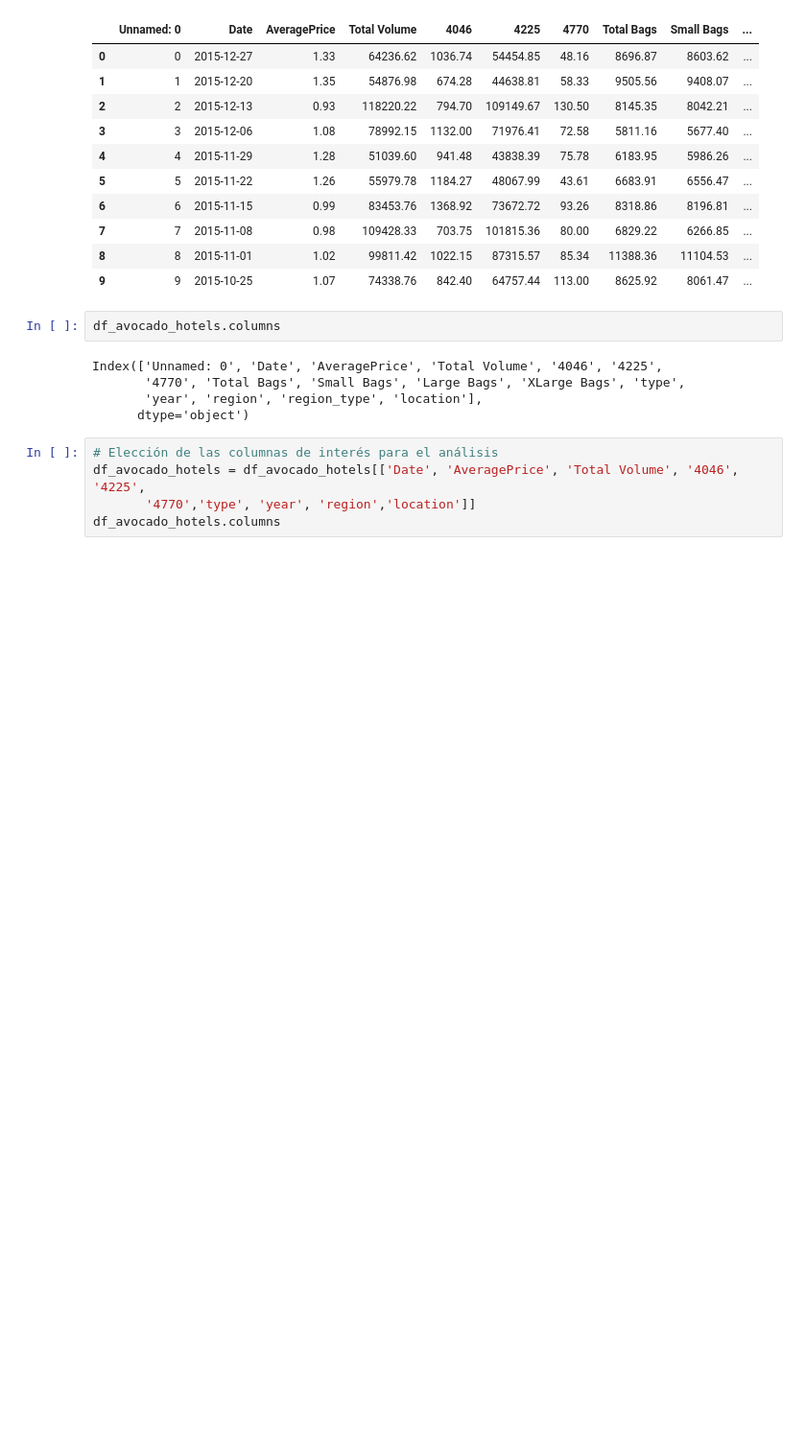
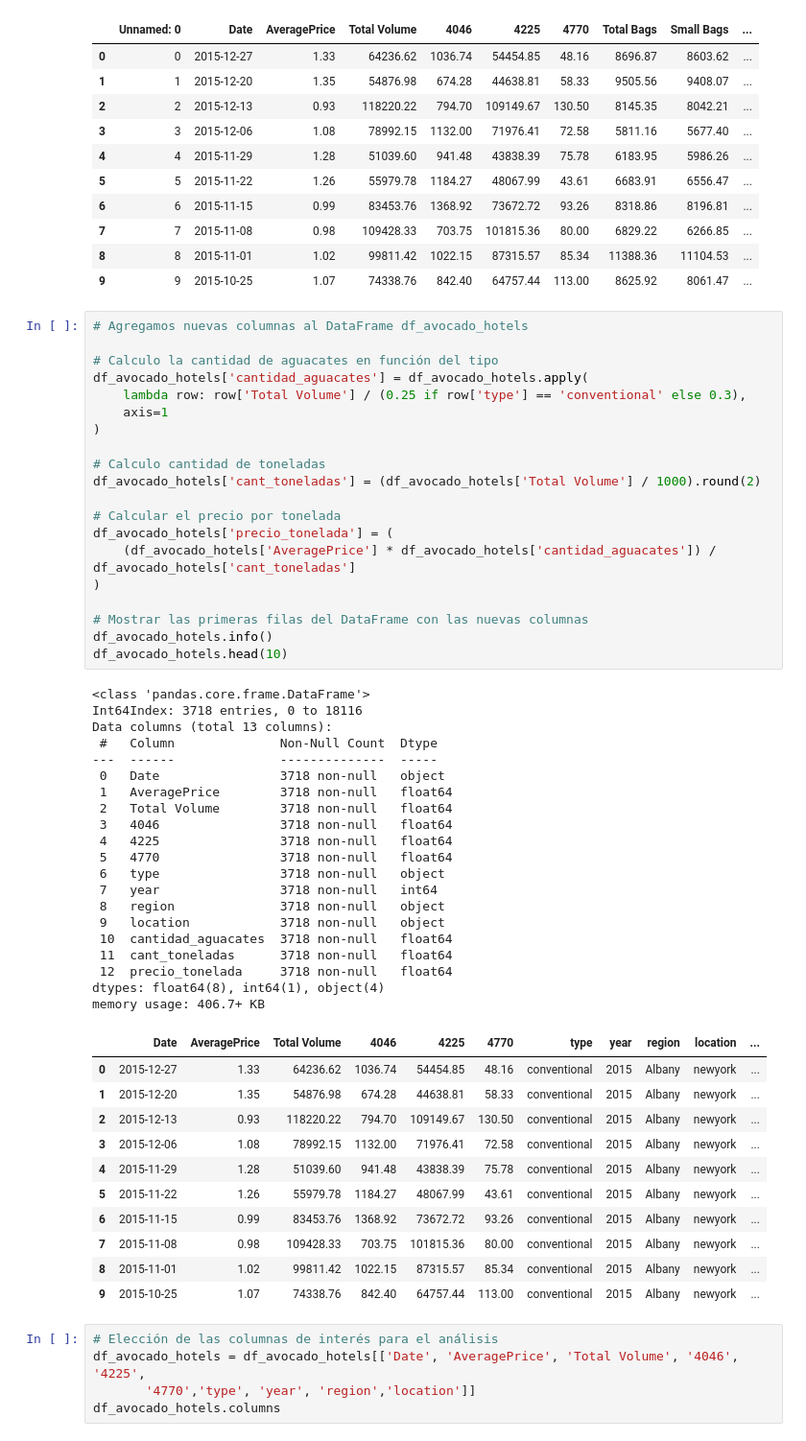
Before and after one commit to Julix4/AvoEconomics, a Jupyter notebook: EDA.ipynb, the cells around one changed output. Shown: that part at 96% size. Saved outputs shown, nothing was run; the diff lists cells and outputs as text; blank space fills up the shorter version.

```diff
--- a/EDA.ipynb
+++ b/EDA.ipynb
@@ -98,13 +98,58 @@ df_avocado_hotels.head(10)
 | 7 | 7 | 2015-11-08 | 0.98 | 109428.33 | 703.75 | 101815.36 | 80.00 | 6829.22 | 6266.85 | ... |
 | 8 | 8 | 2015-11-01 | 1.02 | 99811.42 | 1022.15 | 87315.57 | 85.34 | 11388.36 | 11104.53 | ... |
 | 9 | 9 | 2015-10-25 | 1.07 | 74338.76 | 842.40 | 64757.44 | 113.00 | 8625.92 | 8061.47 | ... |
-# %%
-df_avocado_hotels.columns
-# %% [output]
-Index(['Unnamed: 0', 'Date', 'AveragePrice', 'Total Volume', '4046', '4225',
-       '4770', 'Total Bags', 'Small Bags', 'Large Bags', 'XLarge Bags', 'type',
-       'year', 'region', 'region_type', 'location'],
-      dtype='object')
+# %%
+# Agregamos nuevas columnas al DataFrame df_avocado_hotels
+
+# Calculo la cantidad de aguacates en función del tipo
+df_avocado_hotels['cantidad_aguacates'] = df_avocado_hotels.apply(
+    lambda row: row['Total Volume'] / (0.25 if row['type'] == 'conventional' else 0.3),
+    axis=1
+)
+
+# Calculo cantidad de toneladas
+df_avocado_hotels['cant_toneladas'] = (df_avocado_hotels['Total Volume'] / 1000).round(2)
+
+# Calcular el precio por tonelada
+df_avocado_hotels['precio_tonelada'] = (
+    (df_avocado_hotels['AveragePrice'] * df_avocado_hotels['cantidad_aguacates']) / df_avocado_hotels['cant_toneladas']
+)
+
+# Mostrar las primeras filas del DataFrame con las nuevas columnas
+df_avocado_hotels.info()
+df_avocado_hotels.head(10)
+# %% [output]
+<class 'pandas.core.frame.DataFrame'>
+Int64Index: 3718 entries, 0 to 18116
+Data columns (total 13 columns):
+ #   Column              Non-Null Count  Dtype
+---  ------              --------------  -----
+ 0   Date                3718 non-null   object
+ 1   AveragePrice        3718 non-null   float64
+ 2   Total Volume        3718 non-null   float64
+ 3   4046                3718 non-null   float64
+ 4   4225                3718 non-null   float64
+ 5   4770                3718 non-null   float64
+ 6   type                3718 non-null   object
+ 7   year                3718 non-null   int64
+ 8   region              3718 non-null   object
+ 9   location            3718 non-null   object
+ 10  cantidad_aguacates  3718 non-null   float64
+ 11  cant_toneladas      3718 non-null   float64
+ 12  precio_tonelada     3718 non-null   float64
+dtypes: float64(8), int64(1), object(4)
+memory usage: 406.7+ KB
+|  | Date | AveragePrice | Total Volume | 4046 | 4225 | 4770 | type | year | region | location | ... |
+| 0 | 2015-12-27 | 1.33 | 64236.62 | 1036.74 | 54454.85 | 48.16 | conventional | 2015 | Albany | newyork | ... |
+| 1 | 2015-12-20 | 1.35 | 54876.98 | 674.28 | 44638.81 | 58.33 | conventional | 2015 | Albany | newyork | ... |
+| 2 | 2015-12-13 | 0.93 | 118220.22 | 794.70 | 109149.67 | 130.50 | conventional | 2015 | Albany | newyork | ... |
+| 3 | 2015-12-06 | 1.08 | 78992.15 | 1132.00 | 71976.41 | 72.58 | conventional | 2015 | Albany | newyork | ... |
+| 4 | 2015-11-29 | 1.28 | 51039.60 | 941.48 | 43838.39 | 75.78 | conventional | 2015 | Albany | newyork | ... |
+| 5 | 2015-11-22 | 1.26 | 55979.78 | 1184.27 | 48067.99 | 43.61 | conventional | 2015 | Albany | newyork | ... |
+| 6 | 2015-11-15 | 0.99 | 83453.76 | 1368.92 | 73672.72 | 93.26 | conventional | 2015 | Albany | newyork | ... |
+| 7 | 2015-11-08 | 0.98 | 109428.33 | 703.75 | 101815.36 | 80.00 | conventional | 2015 | Albany | newyork | ... |
+| 8 | 2015-11-01 | 1.02 | 99811.42 | 1022.15 | 87315.57 | 85.34 | conventional | 2015 | Albany | newyork | ... |
+| 9 | 2015-10-25 | 1.07 | 74338.76 | 842.40 | 64757.44 | 113.00 | conventional | 2015 | Albany | newyork | ... |
 # %%
 # Elección de las columnas de interés para el análisis
 df_avocado_hotels = df_avocado_hotels[['Date', 'AveragePrice', 'Total Volume', '4046', '4225',
```
Also changed, not shown: parts of 2 cells of this notebook.
